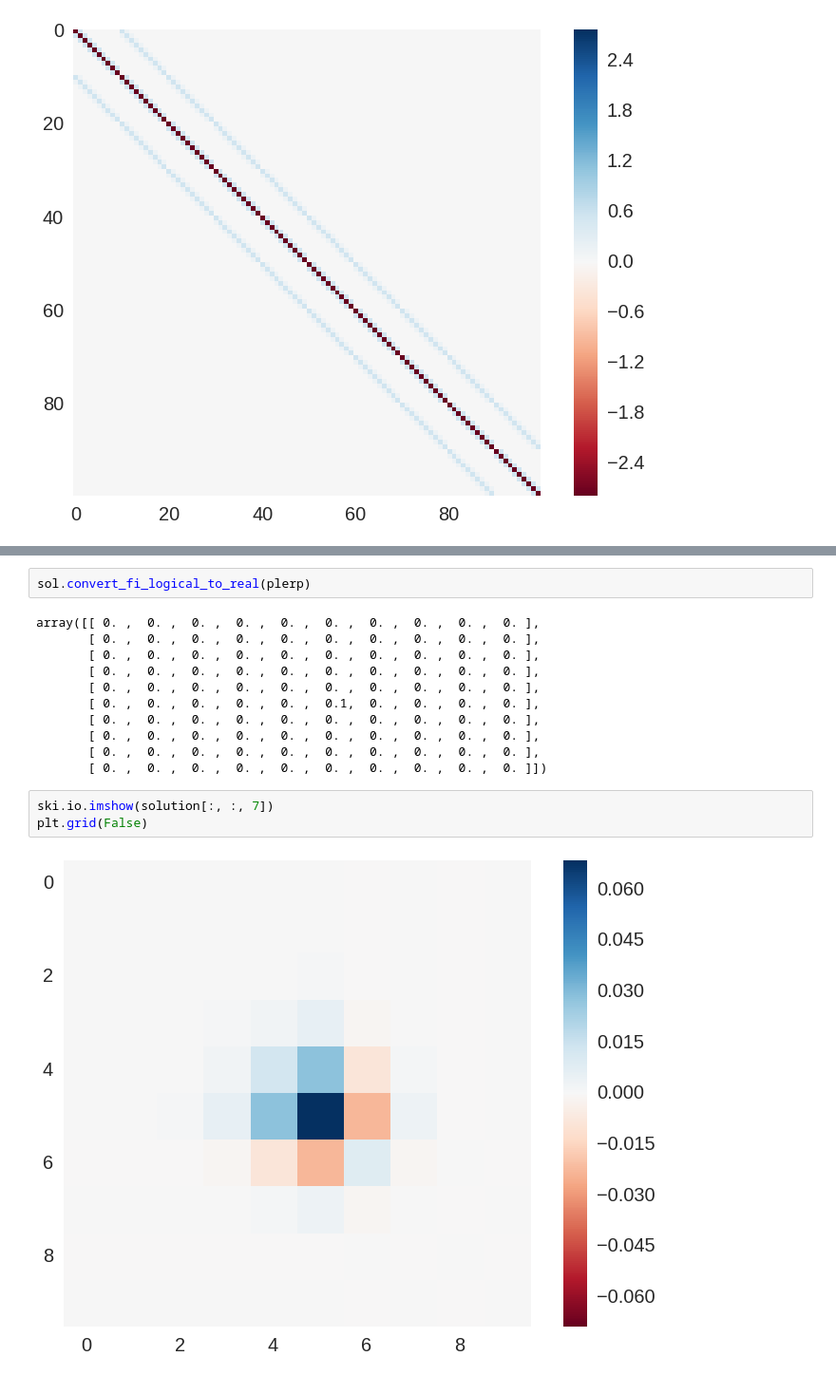
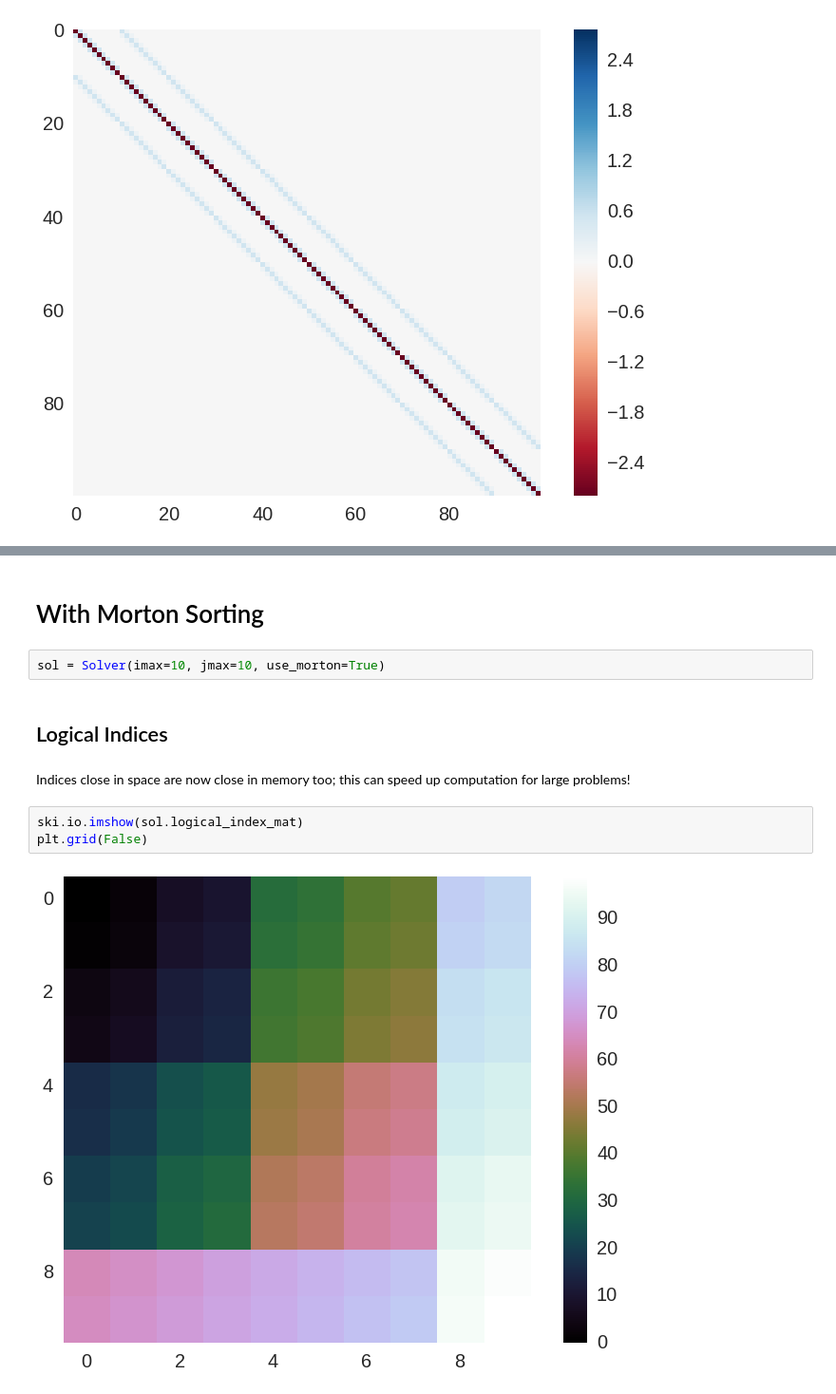
Before and after one commit to btweinstein/AC274, a Jupyter notebook: docs/2d_adr_implementation.ipynb, the cells around one changed output, grey strips where cells are left out. Shown at 95% size. Cells and saved outputs as stored; diff of their text form.

Commit message:
Created a beautiful ipython notebook discussing differences in indexing strategies.

```diff
--- a/docs/2d_adr_implementation.ipynb
+++ b/docs/2d_adr_implementation.ipynb
@@ -74,18 +55,13 @@ plerp = sol.convert_fi_real_to_logical(sol.fi_orig)
-# %%
-sol.convert_fi_logical_to_real(plerp)
-# %% [output]
-array([[ 0. ,  0. ,  0. ,  0. ,  0. ,  0. ,  0. ,  0. ,  0. ,  0. ],
-       [ 0. ,  0. ,  0. ,  0. ,  0. ,  0. ,  0. ,  0. ,  0. ,  0. ],
-       [ 0. ,  0. ,  0. ,  0. ,  0. ,  0. ,  0. ,  0. ,  0. ,  0. ],
-       [ 0. ,  0. ,  0. ,  0. ,  0. ,  0. ,  0. ,  0. ,  0. ,  0. ],
-       [ 0. ,  0. ,  0. ,  0. ,  0. ,  0. ,  0. ,  0. ,  0. ,  0. ],
-       [ 0. ,  0. ,  0. ,  0. ,  0. ,  0.1,  0. ,  0. ,  0. ,  0. ],
-       [ 0. ,  0. ,  0. ,  0. ,  0. ,  0. ,  0. ,  0. ,  0. ,  0. ],
-       [ 0. ,  0. ,  0. ,  0. ,  0. ,  0. ,  0. ,  0. ,  0. ,  0. ],
-       [ 0. ,  0. ,  0. ,  0. ,  0. ,  0. ,  0. ,  0. ,  0. ,  0. ],
-       [ 0. ,  0. ,  0. ,  0. ,  0. ,  0. ,  0. ,  0. ,  0. ,  0. ]])
+# %% [markdown]
+# With Morton Sorting
+# %%
+sol = Solver(imax=10, jmax=10, use_morton=True)
+# %% [markdown]
+## Logical Indices
+# %% [markdown]
+Indices close in space are now close in memory too; this can speed up computation for large problems!
 # %%
-ski.io.imshow(solution[:, :, 7])
+ski.io.imshow(sol.logical_index_mat)
 plt.grid(False)
 # %% [output]
-[figure, old version]
+[figure, new version]
```
Also changed, not shown: parts of 28 cells of this notebook.
